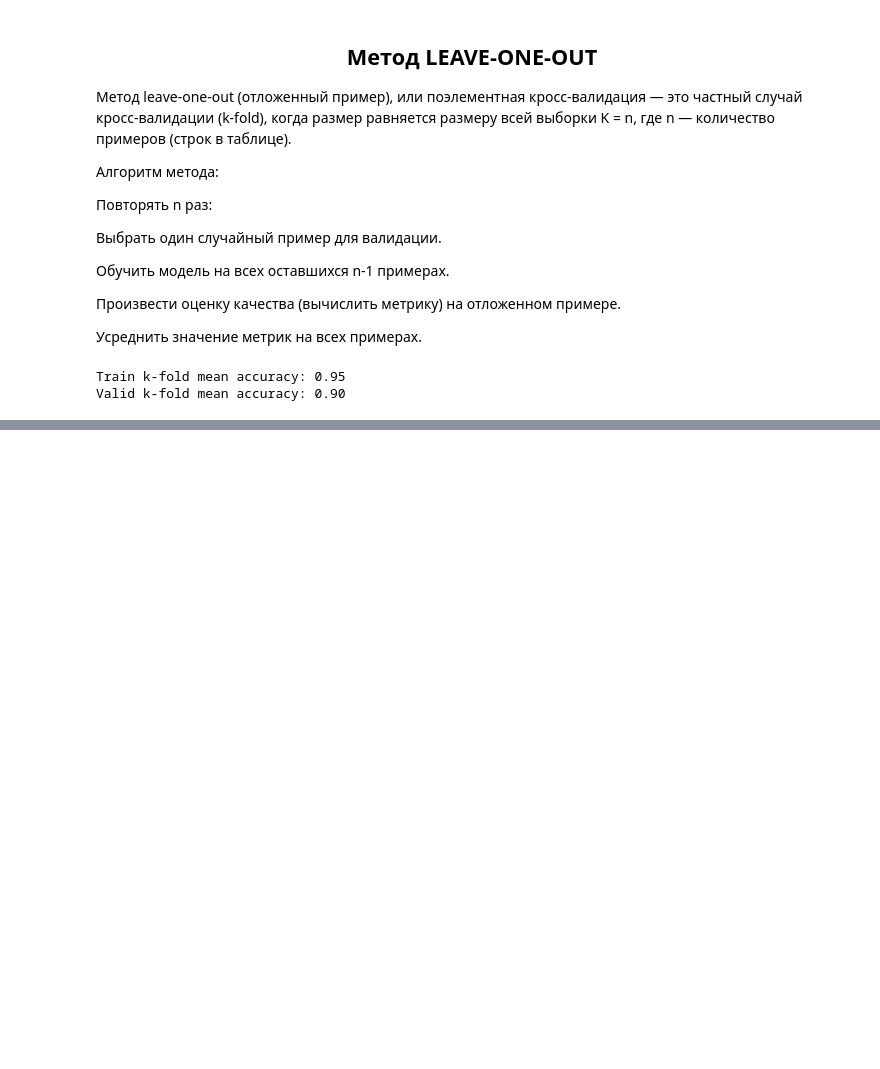
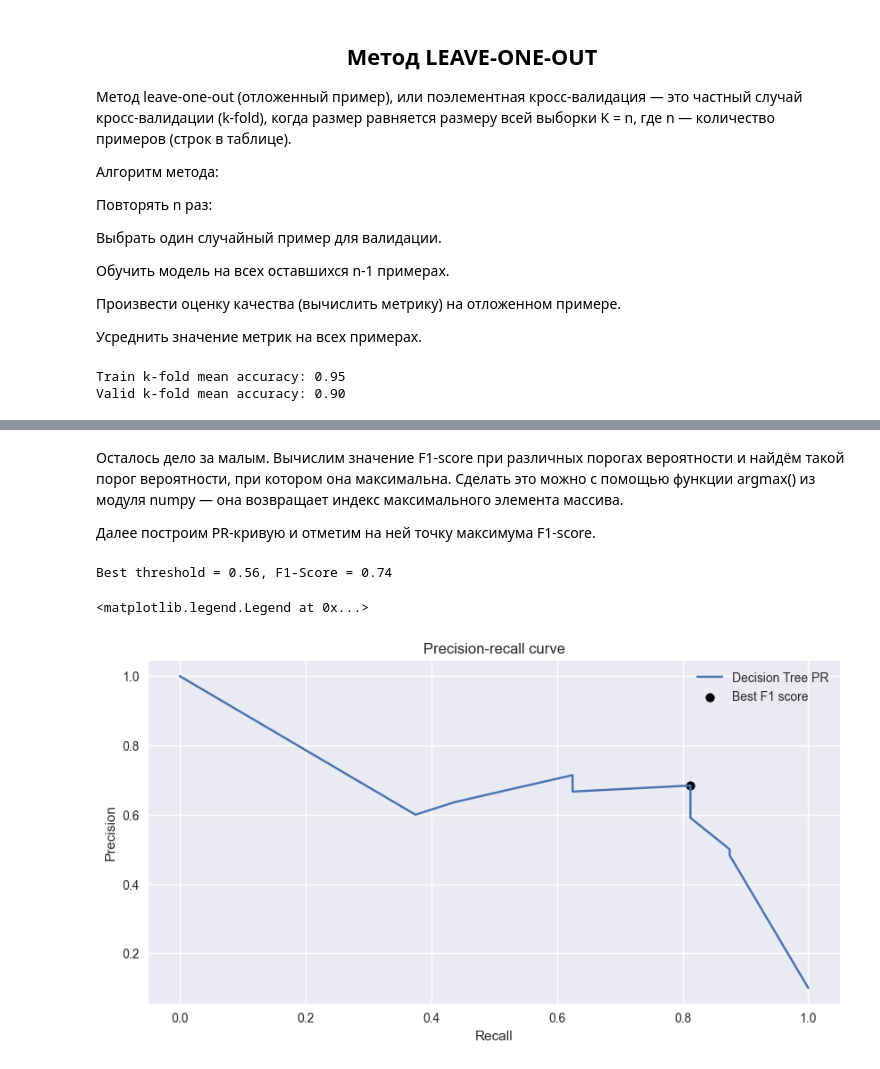
Before and after one commit to step4k777/First, a Jupyter notebook: ML обучение без учителя/Валидация данных, методы.ipynb, the cells around one changed output, grey strips where cells are left out. Cells and saved outputs as stored; diff of their text form; code cells hidden in the pictures; blank space fills up the shorter version.

```diff
--- a/ML обучение без учителя/Валидация данных, методы.ipynb
+++ b/ML обучение без учителя/Валидация данных, методы.ipynb
@@ -269,0 +499,16 @@ Valid k-fold mean accuracy: 0.90
+# %%
+#Создаём модель
+model = tree.DecisionTreeClassifier(
+    criterion='entropy', #критерий информативности
+    max_depth=7, #максимальная глубина
+    min_samples_leaf=5, #минимальное число объектов в листе
+    random_state=42 #генератор случайных чисел
+)
+#Обучаем модель
+model.fit(X_train, y_train)
+#Создаём кросс-валидатор k-fold со стратификацией
+skf = model_selection.StratifiedKFold(n_splits=5)
+#Делаем предсказание вероятностей на кросс-валидации
+y_cv_proba_pred = model_selection.cross_val_predict(model, X_train, y_train, cv=skf, method='predict_proba')
+#Выделяем столбец с вероятностями для класса 1
+y_cv_proba_pred = y_cv_proba_pred[:, 1]
@@ -269,0 +528,27 @@ Valid k-fold mean accuracy: 0.90
+# %% [markdown]
+Осталось дело за малым. Вычислим значение F1-score при различных порогах вероятности и найдём такой порог вероятности, при котором она максимальна. Сделать это можно с помощью функции argmax() из модуля numpy — она возвращает индекс максимального элемента массива.
+
+Далее построим PR-кривую и отметим на ней точку максимума F1-score.
+# %%
+#Вычисляем F1-меру при различных threshold
+f1_scores = (2 * precision * recall) / (precision + recall)
+#Определяем индекс максимума
+idx = np.argmax(f1_scores)
+print('Best threshold = {:.2f}, F1-Score = {:.2f}'.format(thresholds[idx], f1_scores[idx]))
+
+#Строим PR-кривую
+fig, ax = plt.subplots(figsize=(10, 5)) #фигура + координатная плоскость
+#Строим линейный график зависимости precision от recall
+ax.plot(recall, precision, label='Decision Tree PR')
+#Отмечаем точку максимума F1
+ax.scatter(recall[idx], precision[idx], marker='o', color='black', label='Best F1 score')
+#Даем графику название и подписи осям
+ax.set_title('Precision-recall curve')
+ax.set_xlabel('Recall')
+ax.set_ylabel('Precision')
+#Отображаем легенду
+ax.legend()
+# %% [output]
+Best threshold = 0.56, F1-Score = 0.74
+<matplotlib.legend.Legend at 0x...>
+[figure, added]
```
Also changed, not shown: parts of 46 cells of this notebook, 19 other files.
